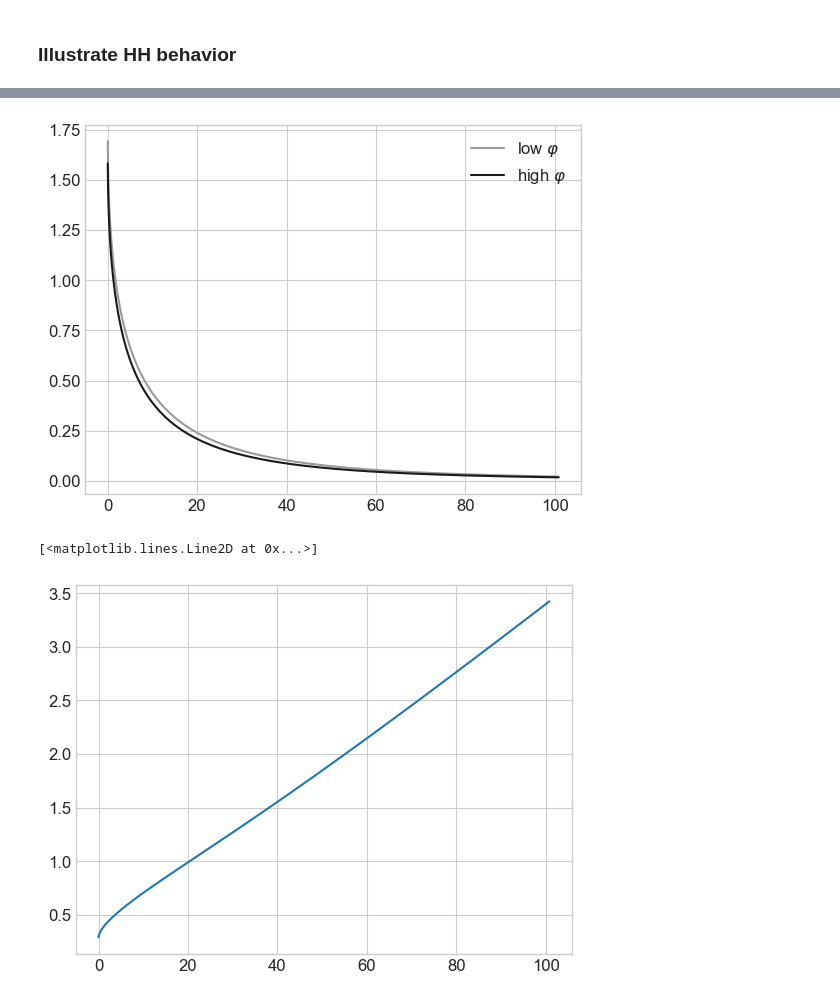
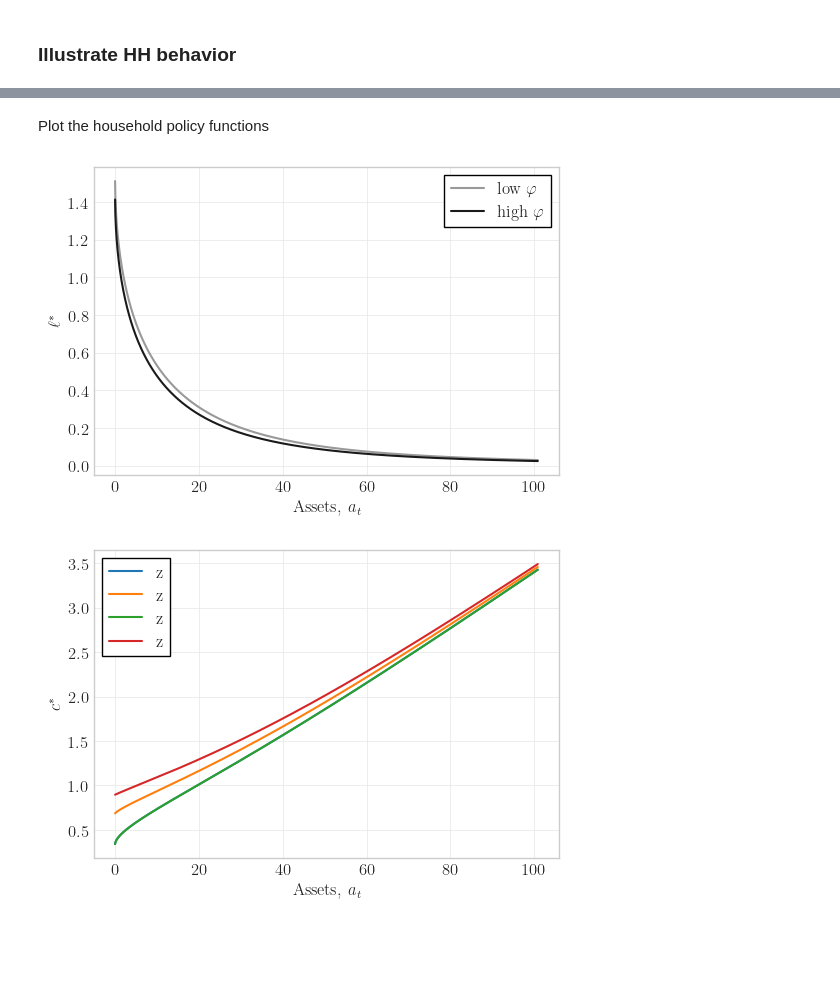
Before and after one commit to zjn123zht/HANKAssignments, a Jupyter notebook: results.ipynb, the cells around one changed output, grey strips where cells are left out. Cells and saved outputs as stored; diff of their text form; code cells hidden in the pictures; blank space fills up the shorter version.

```diff
--- a/results.ipynb
+++ b/results.ipynb
@@ -10,11 +10,16 @@ import numpy as np
 from scipy import optimize
 
 import matplotlib.pyplot as plt
-plt.style.use('seaborn-whitegrid')
-prop_cycle = plt.rcParams['axes.prop_cycle']
-colors = prop_cycle.by_key()['color']
+# plt.style.use('seaborn-whitegrid')
+# prop_cycle = plt.rcParams['axes.prop_cycle']
+# colors = prop_cycle.by_key()['color']
 
 from HANCModel import HANCModelClass
+
+## Uncomment for nicer plots ##
+plt.rc('font', family='serif')
+plt.rc('text', usetex=True)
+plt.rc('axes', axisbelow=True)
 # %% [output]
 The autoreload extension is already loaded. To reload it, use:
   %reload_ext autoreload
@@ -97,16 +117,43 @@ ax.set_xscale('symlog')
+# %% [markdown]
+Plot the household policy functions
 # %%
-plt.plot(par.a_grid,ss.ell[0,1,:], color = '0.6', label = r'low $\varphi$')
-plt.plot(par.a_grid,ss.ell[1,1,:], color = '0.1', label = r'high $\varphi$')
-plt.legend()
+fig = plt.figure(figsize=(6,4))
+ax = fig.add_subplot(1,1,1)
 
-plt.show()
+ax.plot(par.a_grid,ss.ell[0,1,:], color = '0.6', label = r'low $\varphi$')
+ax.plot(par.a_grid,ss.ell[1,1,:], color = '0.1', label = r'high $\varphi$')
+
+ax.grid(visible=True, which = 'major', linestyle='-', linewidth=0.5, color='0.9', zorder=0)
+ax.tick_params(axis='both', bottom=True, top=True, left=True, right=True, direction='in', which='both')
+
+ax.set_xlabel('Assets, $a_t$')
+ax.set_ylabel(r'$\ell^\ast$')
+ax.legend(frameon = True, edgecolor = 'k', facecolor = 'white', framealpha=1, fancybox=False)
+
+plt.savefig('figs/ell_pols.pdf')
 # %% [output]
-[figure, old version]
+[figure, new version]
 # %%
-plt.plot(par.a_grid, ss.c[0,0,:])
+fig = plt.figure(figsize=(6,4))
+ax = fig.add_subplot(1,1,1)
+
+ax.plot(par.a_grid, ss.c[0,0,:], label = 'z')
+ax.plot(par.a_grid, ss.c[0,2,:], label = 'z')
+ax.plot(par.a_grid, ss.c[0,0,:], label = 'z')
+ax.plot(par.a_grid, ss.c[0,3,:], label = 'z')
+
+
+ax.grid(visible=True, which = 'major', linestyle='-', linewidth=0.5, color='0.9', zorder=0)
+ax.tick_params(axis='both', bottom=True, top=True, left=True, right=True, direction='in', which='both')
+
+
+ax.set_xlabel('Assets, $a_t$')
+ax.set_ylabel(r'$c^\ast$')
+ax.legend(frameon = True, edgecolor = 'k', facecolor = 'white', framealpha=1, fancybox=False)
+
+plt.savefig('figs/c_pols.pdf')
 # %% [output]
-[<matplotlib.lines.Line2D at 0x...>]
-[figure, old version]
+[figure, new version]
 # %%
 par.beta*(1+ss.r)
 # %% [output]
```
Also changed, not shown: parts of 9 cells of this notebook.
